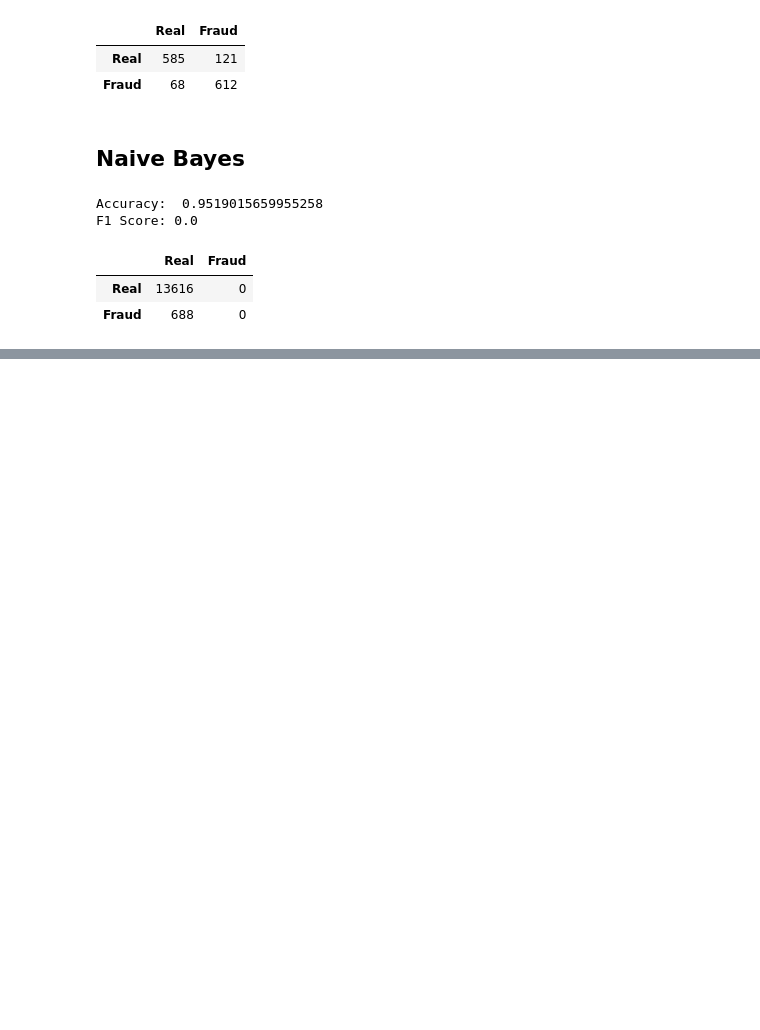
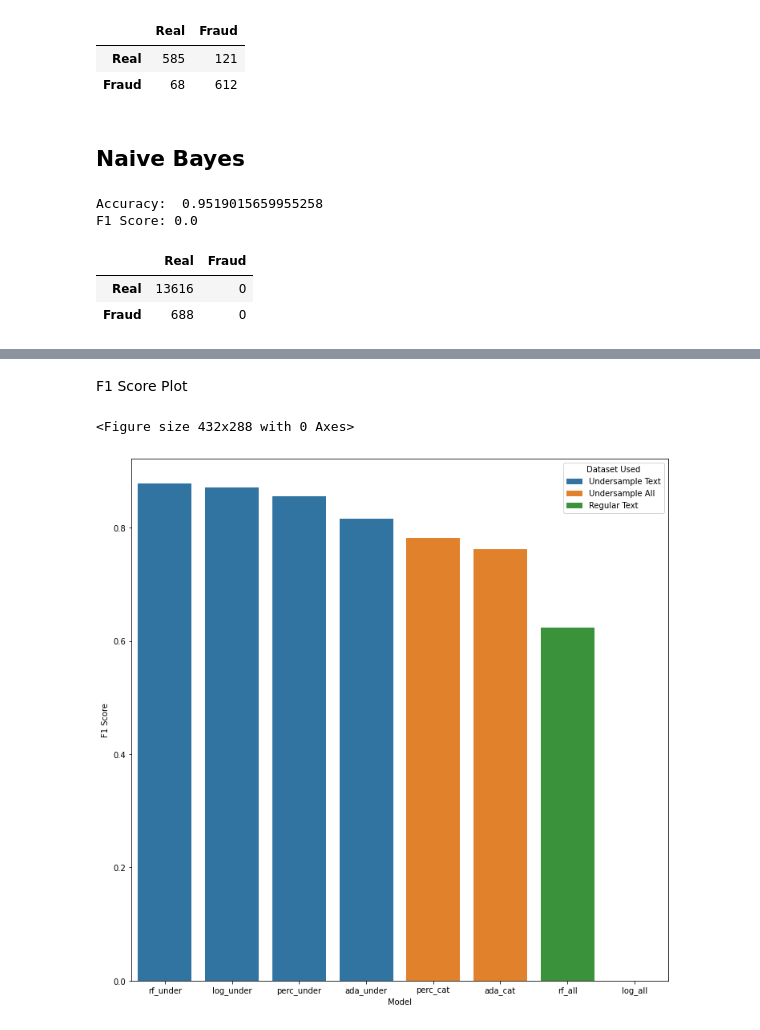
Before and after one commit to hunterblum/Job-Fraud-Detection, a Jupyter notebook: Group2_ML_Final.ipynb, the cells around one changed output, grey strips where cells are left out. Drawn from its saved outputs; the diff is of its cells as text; code cells hidden in the pictures; blank space fills up the shorter version.

```diff
--- a/Group2_ML_Final.ipynb
+++ b/Group2_ML_Final.ipynb
@@ -1159,0 +1403,11 @@ pd.DataFrame(NB_cm,index=text_labels,columns=text_labels)
+# %% [markdown]
+F1 Score Plot
+# %%
+Results_f1 = Results.sort_values(by=['F1 Score'], ascending=False)
+plt.clf()
+plt.figure(figsize=[12,12])
+sns.barplot(x = 'Model', y = 'F1 Score', hue = 'Dataset Used', data = Results_f1, dodge=False)
+plt.show()
+# %% [output]
+<Figure size 432x288 with 0 Axes>
+[figure, added]
```
Also changed, not shown: parts of 42 cells of this notebook.
